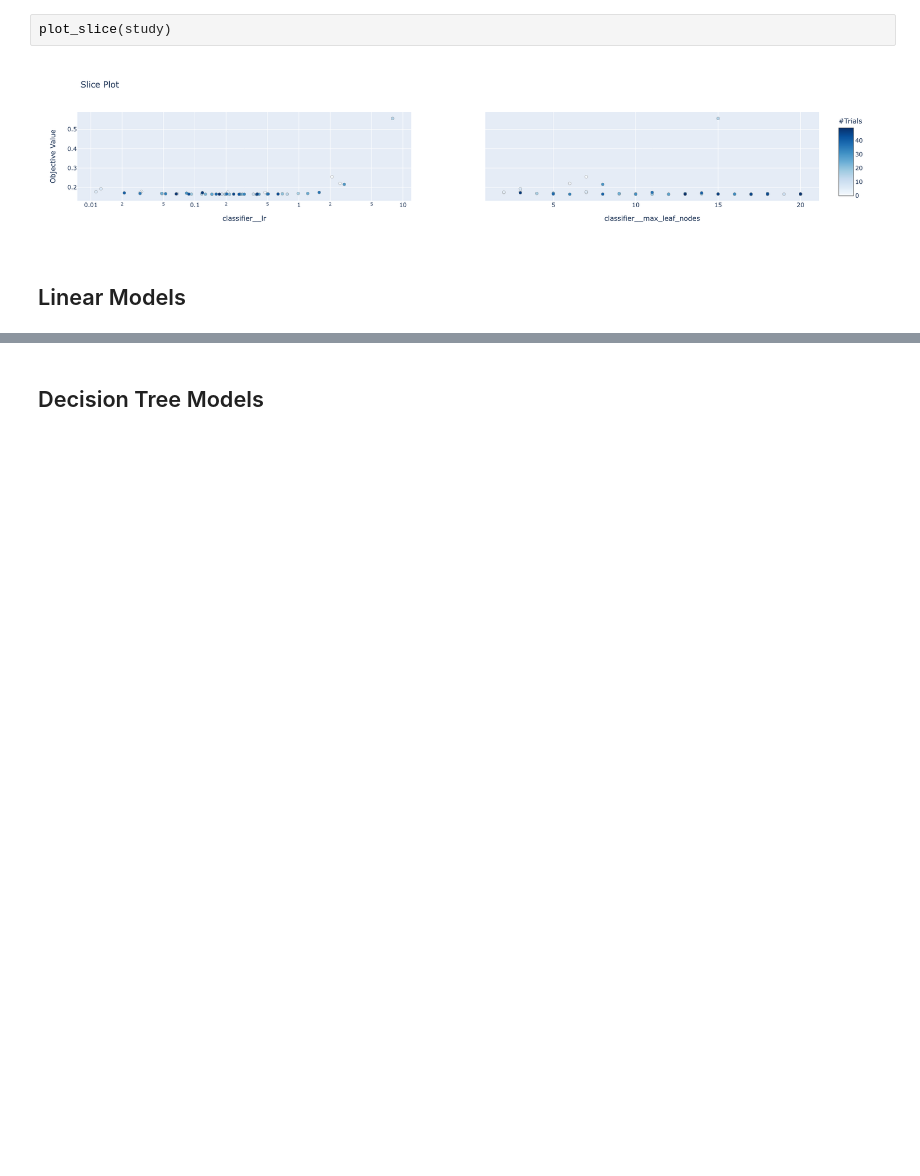
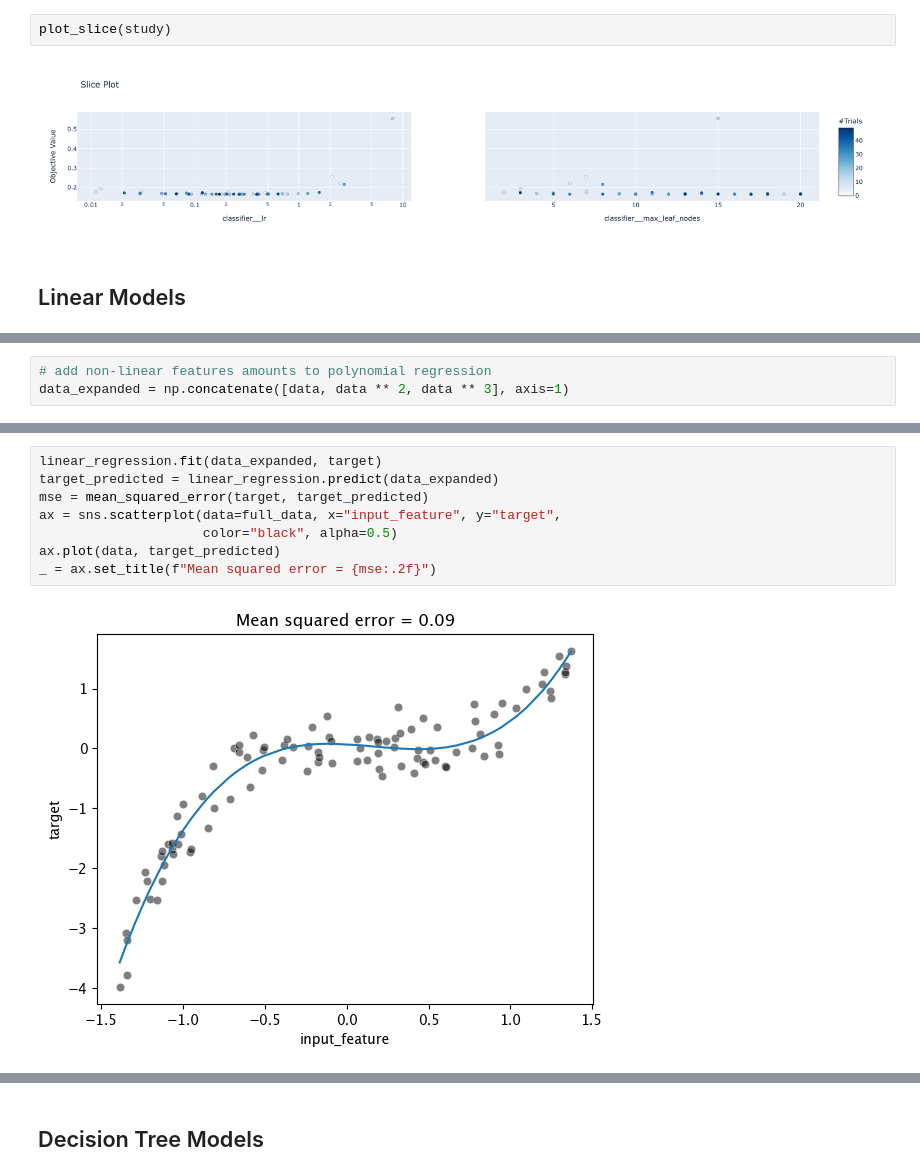
Before and after one commit to arthurlemon/courses, a Jupyter notebook: ML/sklearn/sklearn_course.ipynb, the cells around one changed output, grey strips where cells are left out. Cells and saved outputs as stored; diff of their text form; blank space fills up the shorter version.

```diff
--- a/ML/sklearn/sklearn_course.ipynb
+++ b/ML/sklearn/sklearn_course.ipynb
@@ -545,0 +575,3 @@ Goals -
+# %%
+# add non-linear features amounts to polynomial regression
+data_expanded = np.concatenate([data, data ** 2, data ** 3], axis=1)
@@ -545,0 +582,10 @@ Goals -
+# %%
+linear_regression.fit(data_expanded, target)
+target_predicted = linear_regression.predict(data_expanded)
+mse = mean_squared_error(target, target_predicted)
+ax = sns.scatterplot(data=full_data, x="input_feature", y="target",
+                     color="black", alpha=0.5)
+ax.plot(data, target_predicted)
+_ = ax.set_title(f"Mean squared error = {mse:.2f}")
+# %% [output]
+[figure, added]
```
Also changed, not shown: parts of 63 cells of this notebook, 1 other file.
